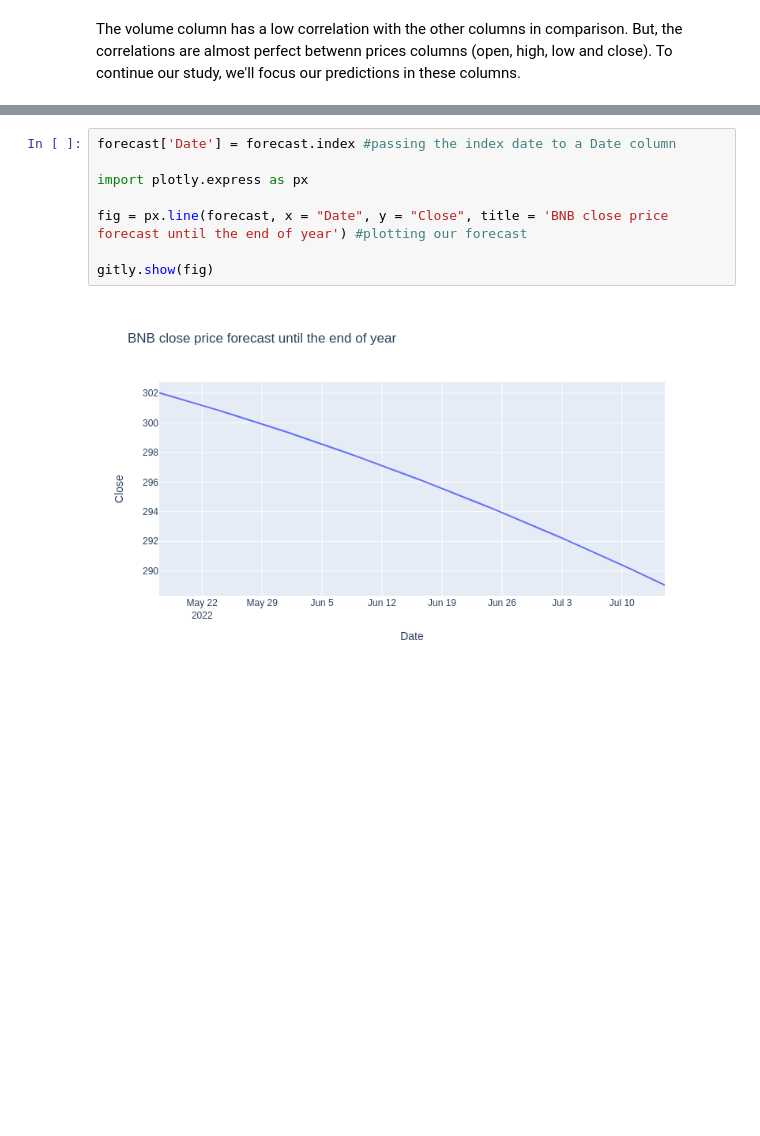
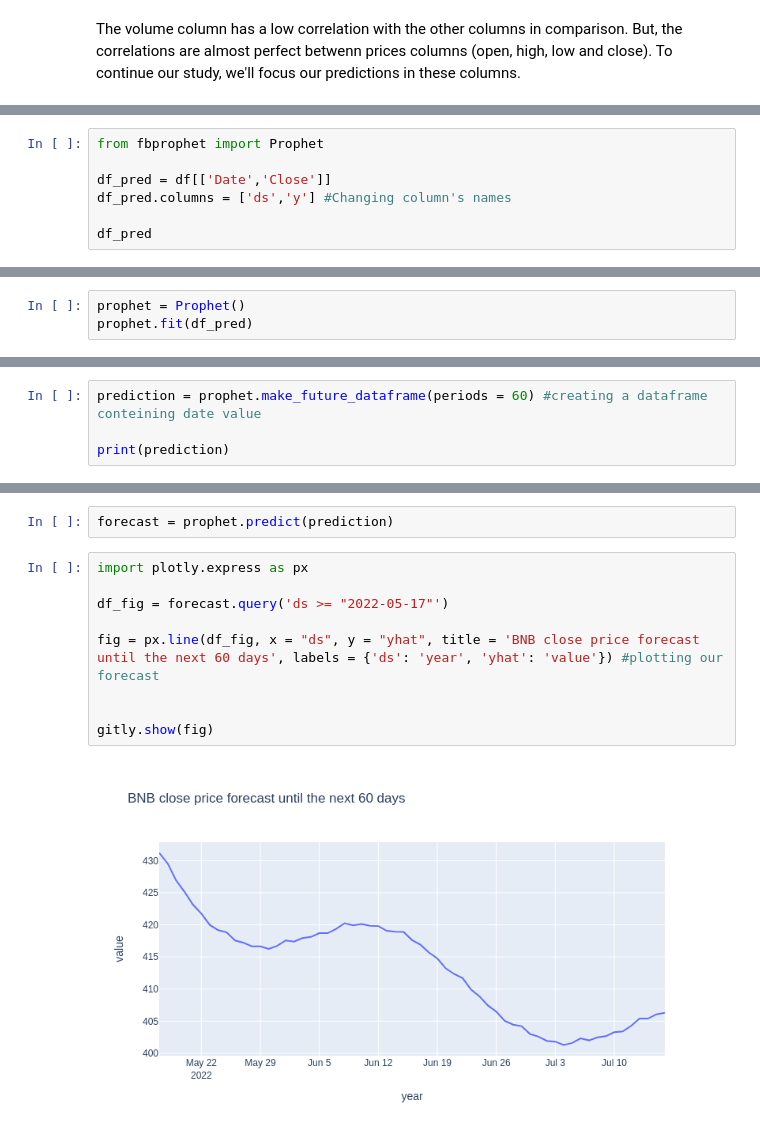
Before and after one commit to brunoclvrt/Case-2---BNB-price-prediction, a Jupyter notebook: BNB_Prediction.ipynb, the cells around one changed output, grey strips where cells are left out. Drawn from its saved outputs; the diff is of its cells as text; blank space fills up the shorter version.

```diff
--- a/BNB_Prediction.ipynb
+++ b/BNB_Prediction.ipynb
@@ -149,0 +120,7 @@ Now, it's time to plot our results
+# %%
+from fbprophet import Prophet
+
+df_pred = df[['Date','Close']]
+df_pred.columns = ['ds','y'] #Changing column's names
+
+df_pred
@@ -149,0 +141,3 @@ Now, it's time to plot our results
+# %%
+prophet = Prophet()
+prophet.fit(df_pred)
@@ -149,0 +147,4 @@ Now, it's time to plot our results
+# %%
+prediction = prophet.make_future_dataframe(periods = 60) #creating a dataframe conteining date value
+
+print(prediction)
@@ -150,13 +166,16 @@ Now, it's time to plot our results
+# %%
+forecast = prophet.predict(prediction)
 # %%
-forecast['Date'] = forecast.index #passing the index date to a Date column
-
 import plotly.express as px
 
-fig = px.line(forecast, x = "Date", y = "Close", title = 'BNB close price forecast until the end of year') #plotting our forecast
+df_fig = forecast.query('ds >= "2022-05-17"')
+
+fig = px.line(df_fig, x = "ds", y = "yhat", title = 'BNB close price forecast until the next 60 days', labels = {'ds': 'year', 'yhat': 'value'}) #plotting our forecast
+
 
 gitly.show(fig)
 # %% [output]
-[figure, old version]
+[figure, new version]
 # %%
 # now, let's see BNB percentile of variation
 
```
Also changed, not shown: parts of 19 cells of this notebook.
